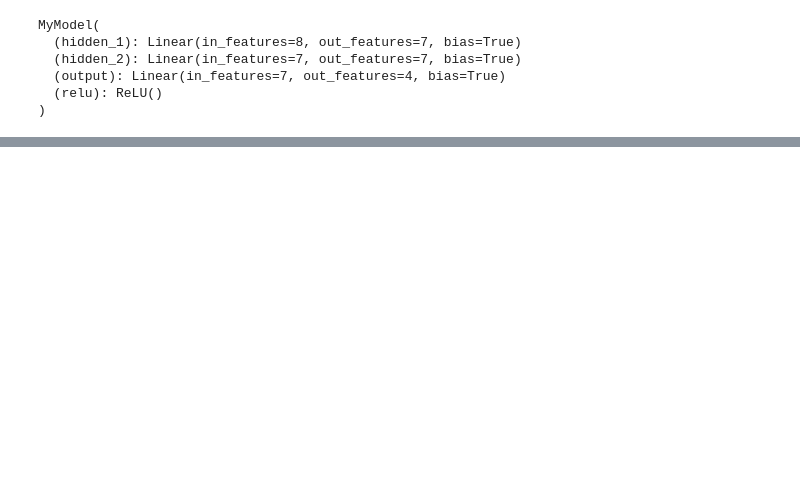
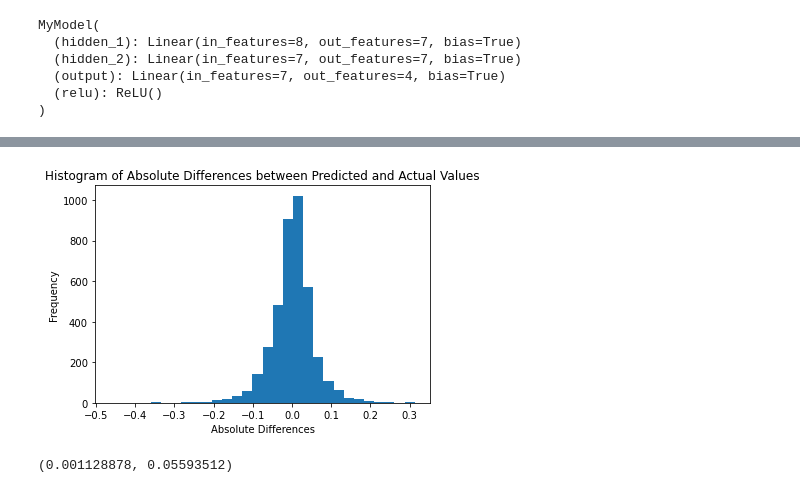
Before and after one commit to dallingordon/LABNET, a Jupyter notebook: _randon_input_knowledge_distillation.ipynb, the cells around one changed output, grey strips where cells are left out. Cells and saved outputs as stored; diff of their text form; code cells hidden in the pictures; blank space fills up the shorter version.

Commit message:
validate, mean,std,and a graph.

```diff
--- a/_randon_input_knowledge_distillation.ipynb
+++ b/_randon_input_knowledge_distillation.ipynb
@@ -210,0 +212,39 @@ plot_losses(losses, plot_size=(10, 5))
+# %%
+v_batch_size = 10
+val_data = list(zip(teacher.val_inputs, teacher.val_targets))
+val_input_tensors = torch.stack([torch.Tensor(x[0]) for x in val_data])
+val_target_tensors = torch.stack([torch.Tensor(x[1]) for x in val_data])
+val_dataset = TensorDataset(val_input_tensors, val_target_tensors)
+val_dataloader = DataLoader(val_dataset, batch_size=v_batch_size, shuffle=True)
+# %%
+student.eval()
+
+differences = []
+
+with torch.no_grad():
+    for val_batch in val_dataloader:
+        val_inputs, val_targets = val_batch
+        #val_inputs, val_targets = val_inputs\, val_targets.to(device)  # If you are using GPU, move data to the GPU
+        # Forward pass
+        val_outputs = student(val_inputs)
+
+        # Calculate the absolute differences between predicted and actual values
+        diff = val_outputs - val_targets
+
+        # Extend the list of differences
+        differences.extend(diff.cpu().numpy().flatten())  # Convert to NumPy for histogram plotting
+# %%
+# Create a histogram of the differences
+plt.hist(differences, bins=30)  # You can adjust the number of bins as needed
+plt.xlabel('Absolute Differences')
+plt.ylabel('Frequency')
+plt.title('Histogram of Absolute Differences between Predicted and Actual Values')
+plt.show()
+# %% [output]
+[figure, added]
+# %%
+mean_difference = np.mean(differences)
+std_deviation = np.std(differences)
+mean_difference,std_deviation
+# %% [output]
+(0.001128878, 0.05593512)
```
Also changed, not shown: parts of 8 cells of this notebook, 1 other file.
